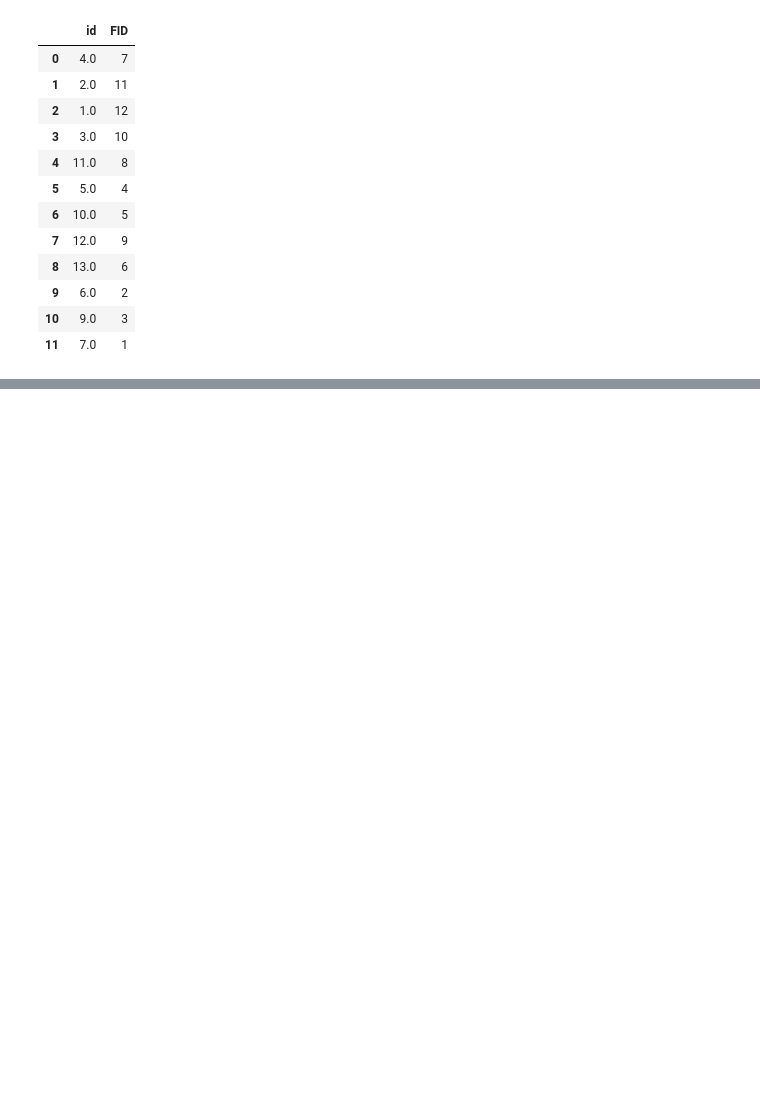
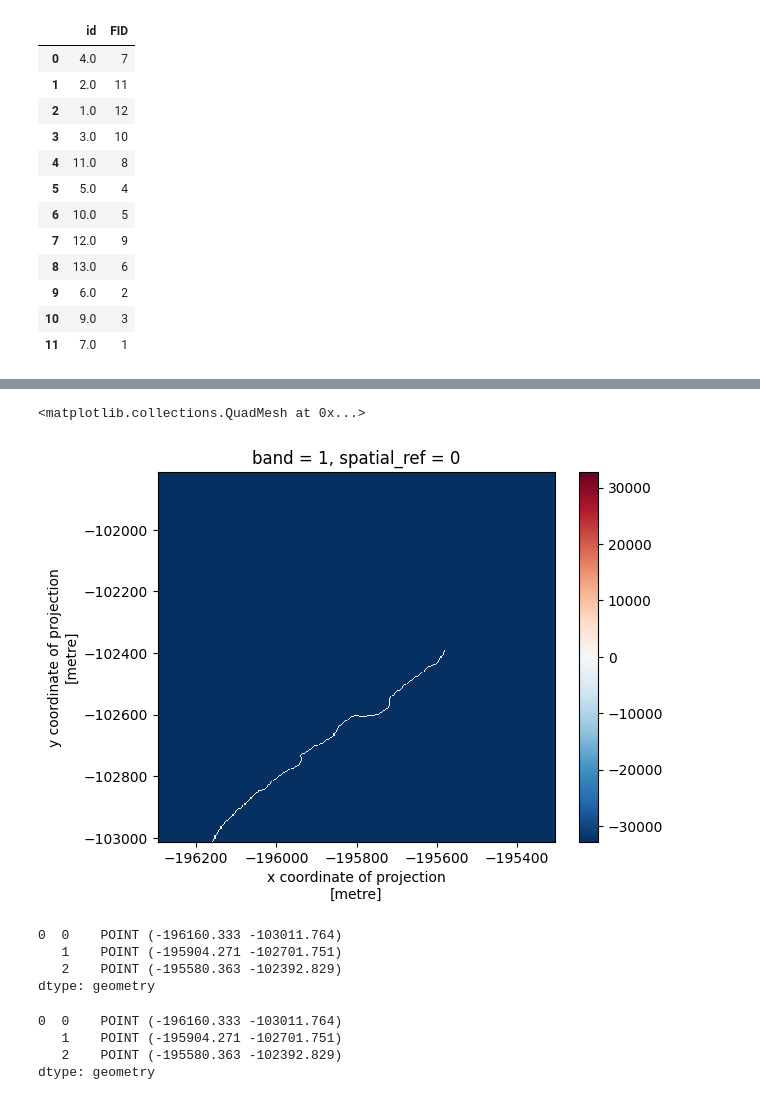
Before and after one commit to avkoehl/valleys, a Jupyter notebook: notebooks/basins.ipynb, the cells around one changed output, grey strips where cells are left out. Saved outputs shown, nothing was run; the diff lists cells and outputs as text; code cells hidden in the pictures; blank space fills up the shorter version.

```diff
--- a/notebooks/basins.ipynb
+++ b/notebooks/basins.ipynb
@@ -405,0 +417,47 @@ points = segment(seg, length=1000, method='remainder')
+# %%
+streams_ras = rioxarray.open_rasterio(streams_file)
+basin_streams_ras = streams_ras.rio.clip(basin_polygons.loc[basin_polygons['id'] == basin_id]['geometry'])
+basin_streams_ras.plot()
+# %% [output]
+<matplotlib.collections.QuadMesh at 0x...>
+[figure, added]
+# %%
+def segment(line, length=500, method="remainder"):
+    # https://gis.stackexchange.com/questions/386482/splitting-line-geodataframe-basing-on-given-lengths/386527#386527
+    # https://github.com/shapely/shapely/issues/1058#issuecomment-755016543
+
+    if method not in ['remainder', 'equal']:
+        raise ValueError(f"method must be 'remainder' or 'equal' when {method} was provided")
+
+    if method == "remainder":
+        distances = np.arange(0, line.length, length)
+    elif method == "equal":
+        nparts = line.length // length
+        if nparts == 0:
+            distances = np.arange(0, line.length, line.length)
+        else:
+            distances = np.arange(0, line.length, line.length/nparts)
+
+    points = [line.interpolate(distance) for distance in distances] + [line.boundary.geoms[1]]
+    points = shapely.unary_union(points)
+    return points
+
+# get pour points along the stream
+
+seg = stream['geometry'].iloc[0]
+points = segment(seg, length=500, method='remainder')
+points = gpd.GeoSeries(points)
+points = points.explode()
+points
+# %% [output]
+0  0    POINT (-196160.333 -103011.764)
+   1    POINT (-195904.271 -102701.751)
+   2    POINT (-195580.363 -102392.829)
+dtype: geometry
+# %%
+points
+# %% [output]
+0  0    POINT (-196160.333 -103011.764)
+   1    POINT (-195904.271 -102701.751)
+   2    POINT (-195580.363 -102392.829)
+dtype: geometry
```
Also changed, not shown: parts of 20 cells of this notebook, 1 other file.
